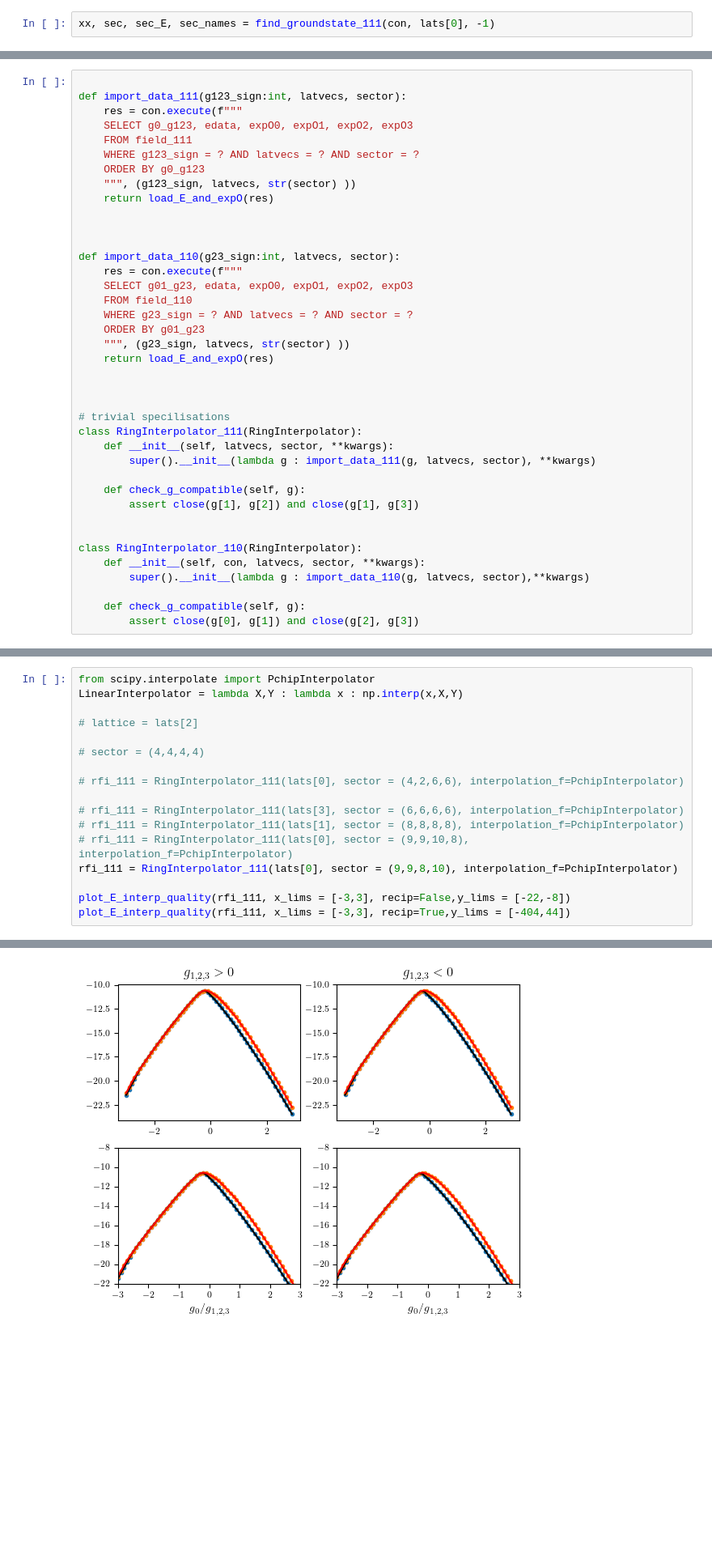
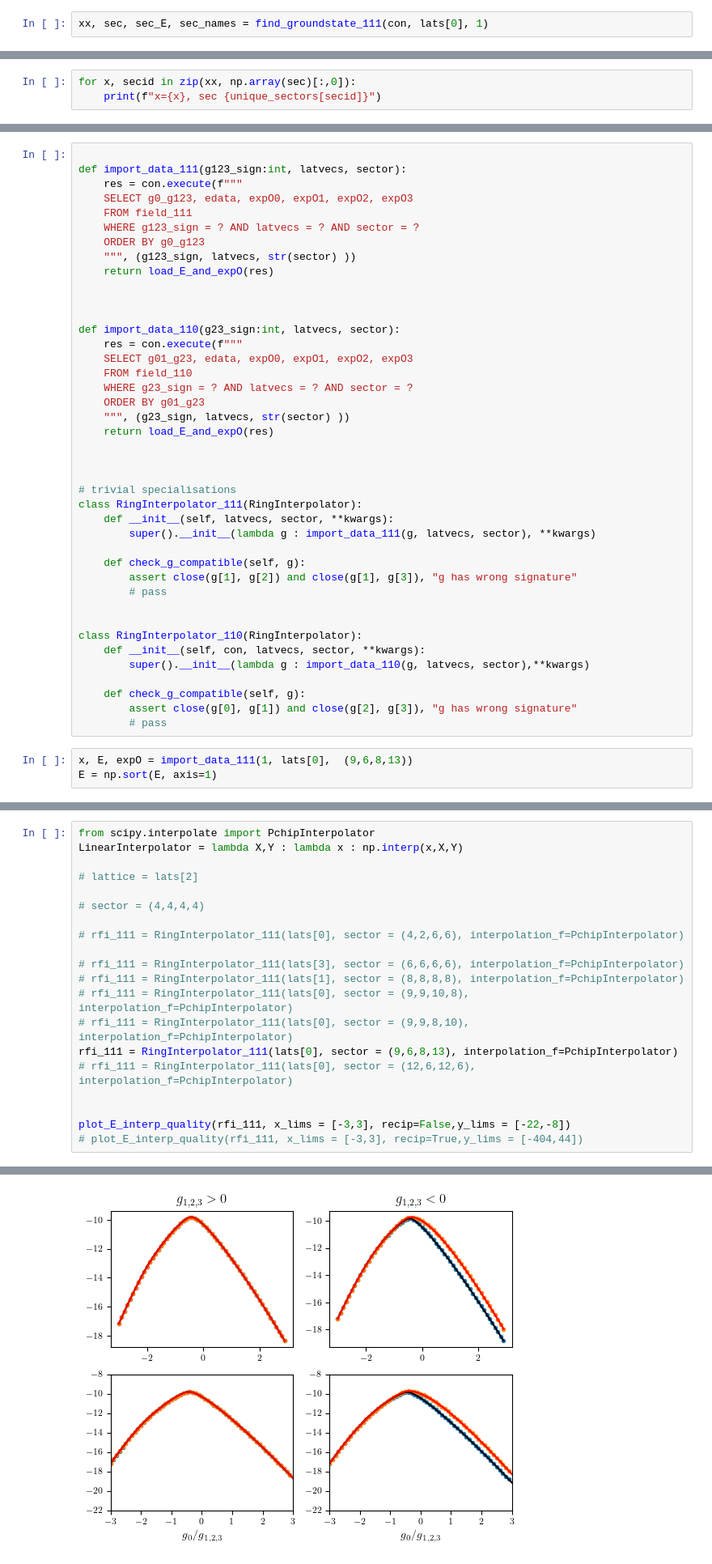
Before and after one commit to Spuriosity1/qsi_subspace_ED, a Jupyter notebook: scripts/process_field.ipynb, the cells around one changed output, grey strips where cells are left out. Shown at 81% size. Cells and saved outputs as stored; diff of their text form; blank space fills up the shorter version.

```diff
--- a/scripts/process_field.ipynb
+++ b/scripts/process_field.ipynb
@@ -48,2 +68,2 @@ sectors
 # %%
-xx, sec, sec_E, sec_names = find_groundstate_111(con, lats[0], -1)
+xx, sec, sec_E, sec_names = find_groundstate_111(con, lats[0], 1)
@@ -65,0 +93,3 @@ NameError: name 'xx' is not defined
+# %%
+for x, secid in zip(xx, np.array(sec)[:,0]):
+    print(f"x={x}, sec {unique_sectors[secid]}")
@@ -213,13 +261,14 @@ def import_data_110(g23_sign:int, latvecs, sector):
 
 
 
-# trivial specilisations
+# trivial specialisations
 class RingInterpolator_111(RingInterpolator):
     def __init__(self, latvecs, sector, **kwargs):
         super().__init__(lambda g : import_data_111(g, latvecs, sector), **kwargs)
 
     def check_g_compatible(self, g):
-        assert close(g[1], g[2]) and close(g[1], g[3])
+        assert close(g[1], g[2]) and close(g[1], g[3]), "g has wrong signature"
+        # pass
 
 
 class RingInterpolator_110(RingInterpolator):
@@ -227,4 +276,8 @@ class RingInterpolator_110(RingInterpolator):
         super().__init__(lambda g : import_data_110(g, latvecs, sector),**kwargs)
 
     def check_g_compatible(self, g):
-        assert close(g[0], g[1]) and close(g[2], g[3])
+        assert close(g[0], g[1]) and close(g[2], g[3]), "g has wrong signature"
+        # pass
+# %%
+x, E, expO = import_data_111(1, lats[0],  (9,6,8,13))
+E = np.sort(E, axis=1)
@@ -241,8 +300,11 @@ LinearInterpolator = lambda X,Y : lambda x : np.interp(x,X,Y)
 # rfi_111 = RingInterpolator_111(lats[3], sector = (6,6,6,6), interpolation_f=PchipInterpolator)
 # rfi_111 = RingInterpolator_111(lats[1], sector = (8,8,8,8), interpolation_f=PchipInterpolator)
 # rfi_111 = RingInterpolator_111(lats[0], sector = (9,9,10,8), interpolation_f=PchipInterpolator)
-rfi_111 = RingInterpolator_111(lats[0], sector = (9,9,8,10), interpolation_f=PchipInterpolator)
+# rfi_111 = RingInterpolator_111(lats[0], sector = (9,9,8,10), interpolation_f=PchipInterpolator)
+rfi_111 = RingInterpolator_111(lats[0], sector = (9,6,8,13), interpolation_f=PchipInterpolator)
+# rfi_111 = RingInterpolator_111(lats[0], sector = (12,6,12,6), interpolation_f=PchipInterpolator)
+
 
 plot_E_interp_quality(rfi_111, x_lims = [-3,3], recip=False,y_lims = [-22,-8])
-plot_E_interp_quality(rfi_111, x_lims = [-3,3], recip=True,y_lims = [-404,44])
+# plot_E_interp_quality(rfi_111, x_lims = [-3,3], recip=True,y_lims = [-404,44])
 # %% [output]
@@ -249 +316 @@ plot_E_interp_quality(rfi_111, x_lims = [-3,3], recip=True,y_lims = [-404,44])
-[figure, old version]
+[figure, new version]
```
Also changed, not shown: parts of 14 cells of this notebook, 13 other files.
